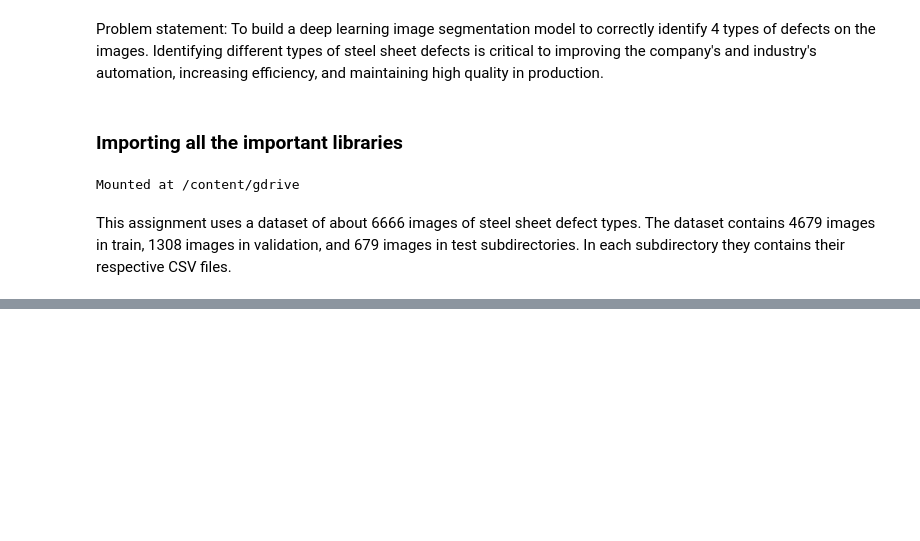
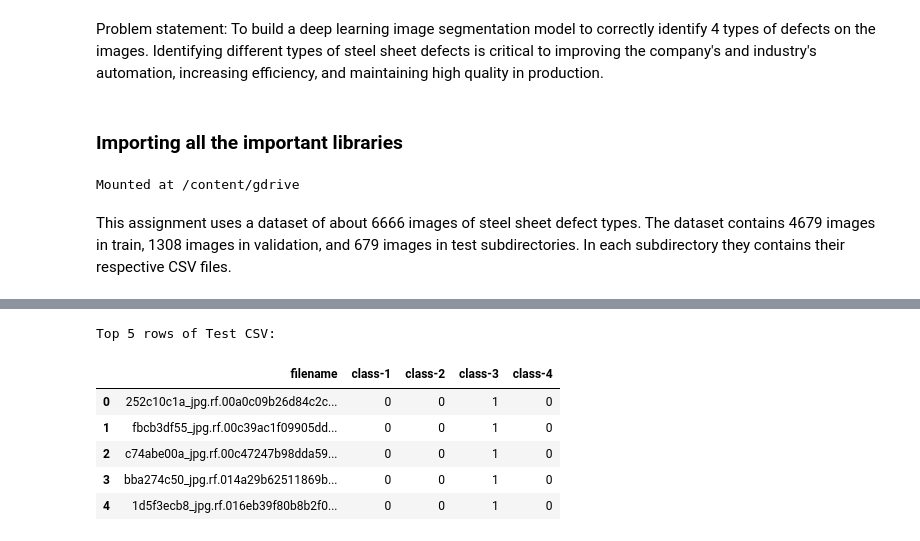
Before and after one commit to RaqeebShaikh12/Capstone-Project, a Jupyter notebook: Capstone_Project.ipynb, the cells around one changed output, grey strips where cells are left out. Saved outputs shown, nothing was run; the diff lists cells and outputs as text; code cells hidden in the pictures; blank space fills up the shorter version.

```diff
--- a/Capstone_Project.ipynb
+++ b/Capstone_Project.ipynb
@@ -42,0 +90,11 @@ print(image_count_test)
+# %%
+print("\nTop 5 rows of Test CSV:")
+df_test.head()
+# %% [output]
+Top 5 rows of Test CSV:
+|  | filename | class-1 | class-2 | class-3 | class-4 |
+| 0 | 252c10c1a_jpg.rf.00a0c09b26d84c2c... | 0 | 0 | 1 | 0 |
+| 1 | fbcb3df55_jpg.rf.00c39ac1f09905dd... | 0 | 0 | 1 | 0 |
+| 2 | c74abe00a_jpg.rf.00c47247b98dda59... | 0 | 0 | 1 | 0 |
+| 3 | bba274c50_jpg.rf.014a29b62511869b... | 0 | 0 | 1 | 0 |
+| 4 | 1d5f3ecb8_jpg.rf.016eb39f80b8b2f0... | 0 | 0 | 1 | 0 |
```
Also changed, not shown: parts of 5 cells of this notebook.
